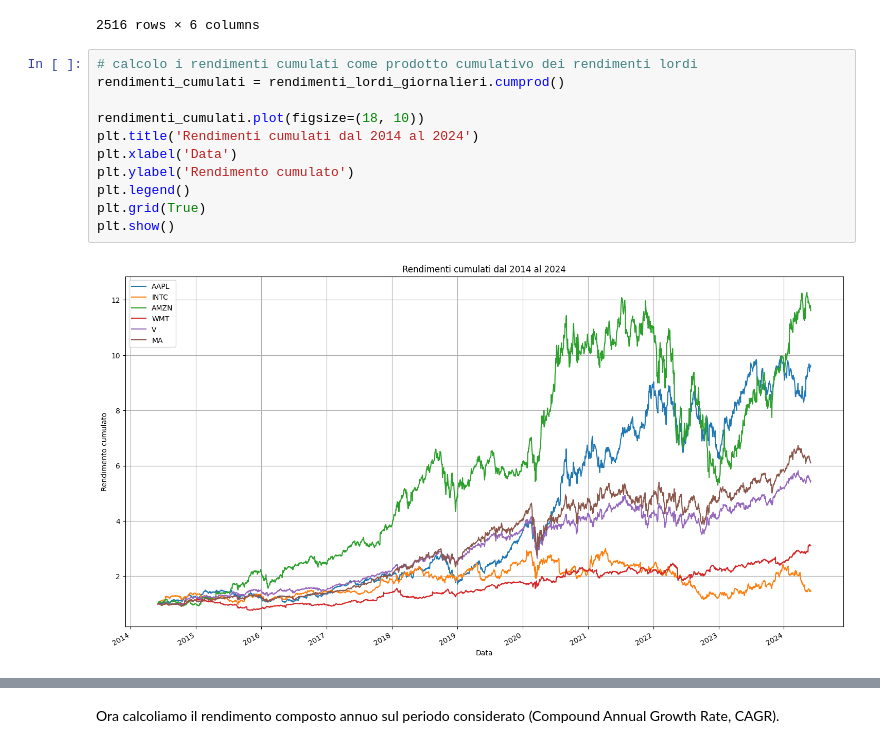
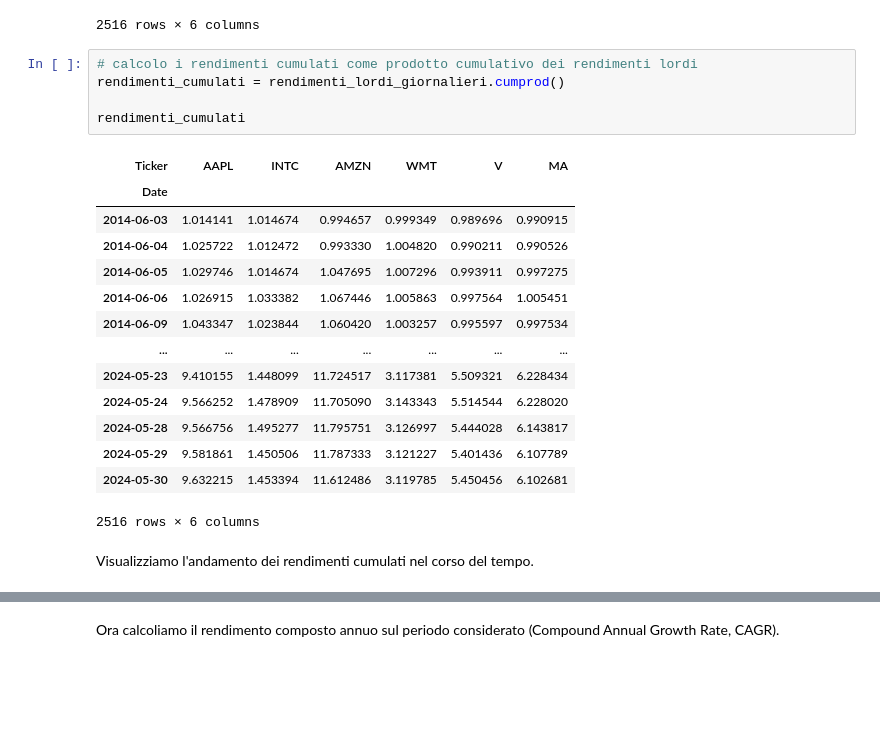
Before and after one commit to Pynci/business-intelligence, a Jupyter notebook: progetto/progetto.ipynb, the cells around one changed output, grey strips where cells are left out. Drawn from its saved outputs; the diff is of its cells as text; blank space fills up the shorter version.

```diff
--- a/progetto/progetto.ipynb
+++ b/progetto/progetto.ipynb
@@ -204,13 +208,22 @@ rendimenti_lordi_giornalieri
 # %%
 # calcolo i rendimenti cumulati come prodotto cumulativo dei rendimenti lordi
 rendimenti_cumulati = rendimenti_lordi_giornalieri.cumprod()
 
-rendimenti_cumulati.plot(figsize=(18, 10))
-plt.title('Rendimenti cumulati dal 2014 al 2024')
-plt.xlabel('Data')
-plt.ylabel('Rendimento cumulato')
-plt.legend()
-plt.grid(True)
-plt.show()
+rendimenti_cumulati
 # %% [output]
-[figure, removed]
+| Ticker | AAPL | INTC | AMZN | WMT | V | MA |
+| Date |  |  |  |  |  |  |
+| 2014-06-03 | 1.014141 | 1.014674 | 0.994657 | 0.999349 | 0.989696 | 0.990915 |
+| 2014-06-04 | 1.025722 | 1.012472 | 0.993330 | 1.004820 | 0.990211 | 0.990526 |
+| 2014-06-05 | 1.029746 | 1.014674 | 1.047695 | 1.007296 | 0.993911 | 0.997275 |
+| 2014-06-06 | 1.026915 | 1.033382 | 1.067446 | 1.005863 | 0.997564 | 1.005451 |
+| 2014-06-09 | 1.043347 | 1.023844 | 1.060420 | 1.003257 | 0.995597 | 0.997534 |
+| ... | ... | ... | ... | ... | ... | ... |
+| 2024-05-23 | 9.410155 | 1.448099 | 11.724517 | 3.117381 | 5.509321 | 6.228434 |
+| 2024-05-24 | 9.566252 | 1.478909 | 11.705090 | 3.143343 | 5.514544 | 6.228020 |
+| 2024-05-28 | 9.566756 | 1.495277 | 11.795751 | 3.126997 | 5.444028 | 6.143817 |
+| 2024-05-29 | 9.581861 | 1.450506 | 11.787333 | 3.121227 | 5.401436 | 6.107789 |
+| 2024-05-30 | 9.632215 | 1.453394 | 11.612486 | 3.119785 | 5.450456 | 6.102681 |
+2516 rows × 6 columns
+# %% [markdown]
+Visualizziamo l'andamento dei rendimenti cumulati nel corso del tempo.
```
Also changed, not shown: parts of 7 cells of this notebook, 1 other file.
